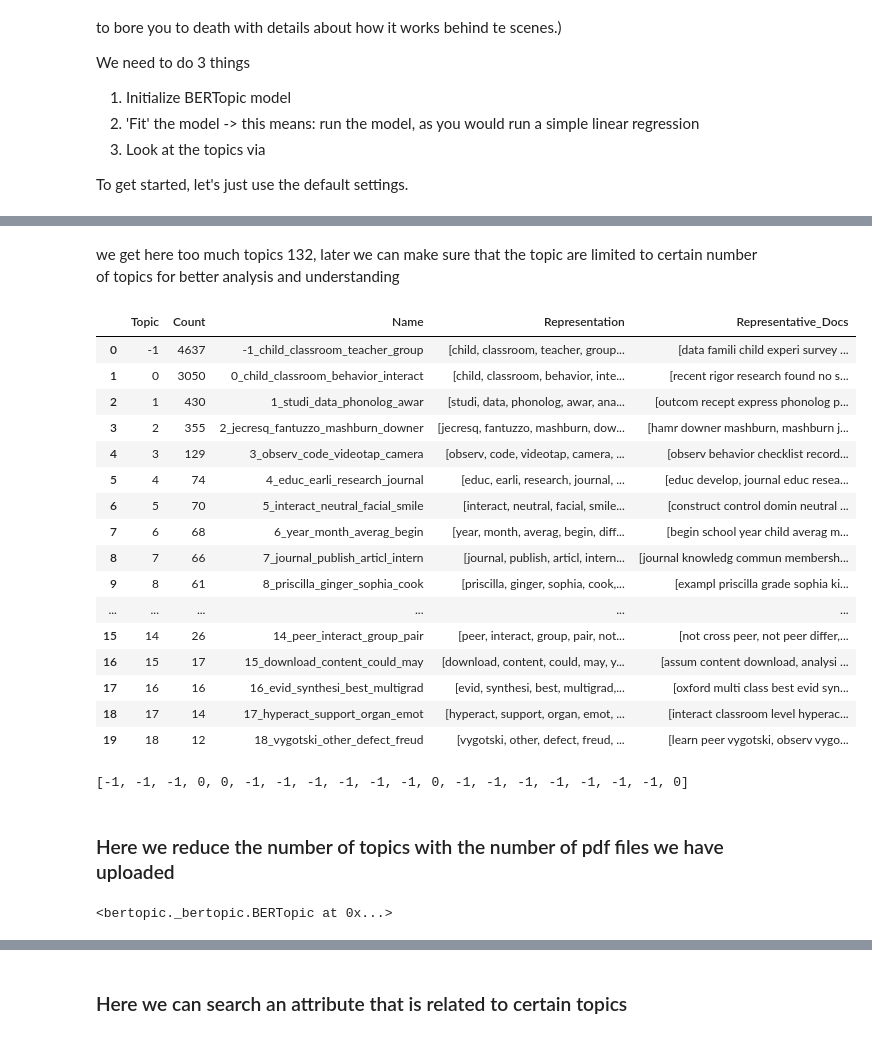
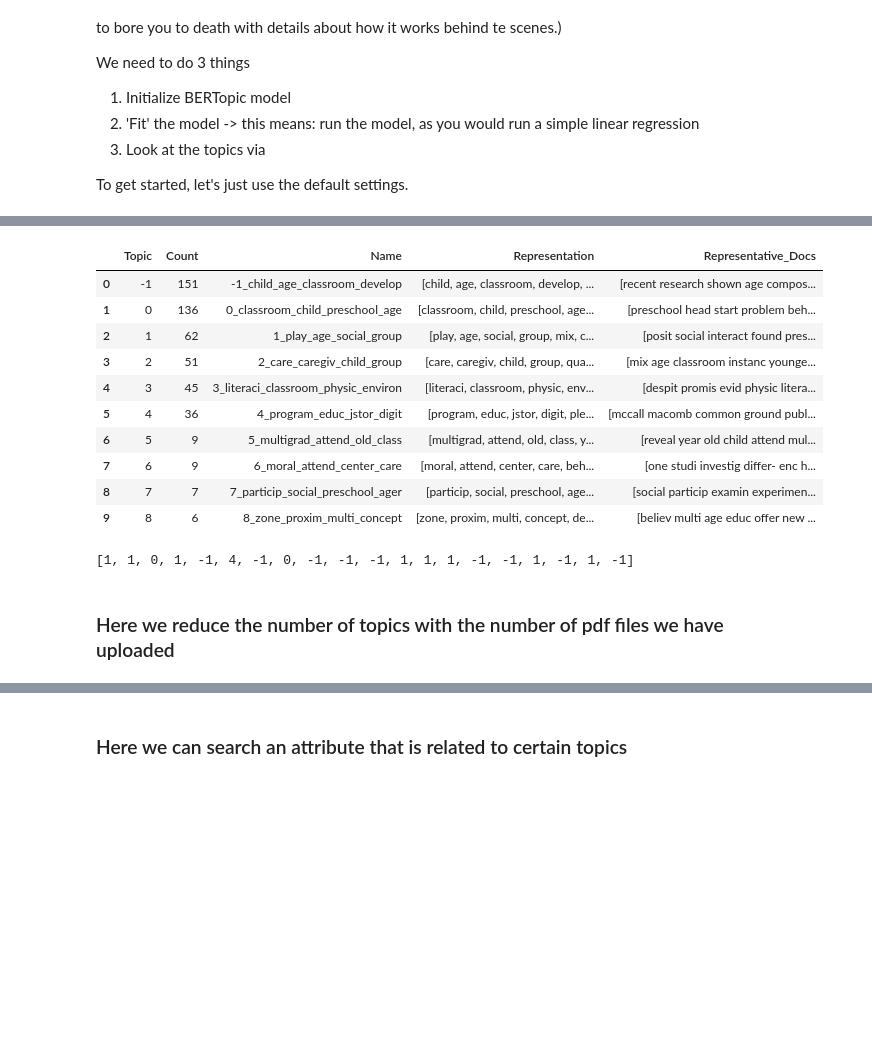
Before and after one commit to sadiksha99/bertopic, a Jupyter notebook: BERTtopic.ipynb, the cells around one changed output, grey strips where cells are left out. Drawn from its saved outputs; the diff is of its cells as text; code cells hidden in the pictures; blank space fills up the shorter version.

```diff
--- a/BERTtopic.ipynb
+++ b/BERTtopic.ipynb
@@ -447,44 +468,30 @@ topic_model.get_topic_info()
-# %% [markdown]
-we get here too much topics  132, later we can make sure that the topic are limited to certain number of topics for better analysis and understanding
 # %%
 # Initialize BERTopic model
-topic_model = BERTopic(calculate_probabilities=True, min_topic_size=10, nr_topics=20)
+topic_model = BERTopic(calculate_probabilities=True, min_topic_size=5, nr_topics=10)
 
 # Fit the model with preprocessed text sentences
-topics, probabilities = topic_model.fit_transform(df['sentence_clean'])
+topics, probabilities = topic_model.fit_transform(df['text_clean'])
 
 # View and inspect topics
 topic_model.get_topic_info()
 # %% [output]
 |  | Topic | Count | Name | Representation | Representative_Docs |
-| 0 | -1 | 4637 | -1_child_classroom_teacher_group | [child, classroom, teacher, group... | [data famili child experi survey ... |
-| 1 | 0 | 3050 | 0_child_classroom_behavior_interact | [child, classroom, behavior, inte... | [recent rigor research found no s... |
-| 2 | 1 | 430 | 1_studi_data_phonolog_awar | [studi, data, phonolog, awar, ana... | [outcom recept express phonolog p... |
-| 3 | 2 | 355 | 2_jecresq_fantuzzo_mashburn_downer | [jecresq, fantuzzo, mashburn, dow... | [hamr downer mashburn, mashburn j... |
-| 4 | 3 | 129 | 3_observ_code_videotap_camera | [observ, code, videotap, camera, ... | [observ behavior checklist record... |
-| 5 | 4 | 74 | 4_educ_earli_research_journal | [educ, earli, research, journal, ... | [educ develop, journal educ resea... |
-| 6 | 5 | 70 | 5_interact_neutral_facial_smile | [interact, neutral, facial, smile... | [construct control domin neutral ... |
-| 7 | 6 | 68 | 6_year_month_averag_begin | [year, month, averag, begin, diff... | [begin school year child averag m... |
-| 8 | 7 | 66 | 7_journal_publish_articl_intern | [journal, publish, articl, intern... | [journal knowledg commun membersh... |
-| 9 | 8 | 61 | 8_priscilla_ginger_sophia_cook | [priscilla, ginger, sophia, cook,... | [exampl priscilla grade sophia ki... |
-| ... | ... | ... | ... | ... | ... |
-| 15 | 14 | 26 | 14_peer_interact_group_pair | [peer, interact, group, pair, not... | [not cross peer, not peer differ,... |
-| 16 | 15 | 17 | 15_download_content_could_may | [download, content, could, may, y... | [assum content download, analysi ... |
-| 17 | 16 | 16 | 16_evid_synthesi_best_multigrad | [evid, synthesi, best, multigrad,... | [oxford multi class best evid syn... |
-| 18 | 17 | 14 | 17_hyperact_support_organ_emot | [hyperact, support, organ, emot, ... | [interact classroom level hyperac... |
-| 19 | 18 | 12 | 18_vygotski_other_defect_freud | [vygotski, other, defect, freud, ... | [learn peer vygotski, observ vygo... |
+| 0 | -1 | 151 | -1_child_age_classroom_develop | [child, age, classroom, develop, ... | [recent research shown age compos... |
+| 1 | 0 | 136 | 0_classroom_child_preschool_age | [classroom, child, preschool, age... | [preschool head start problem beh... |
+| 2 | 1 | 62 | 1_play_age_social_group | [play, age, social, group, mix, c... | [posit social interact found pres... |
+| 3 | 2 | 51 | 2_care_caregiv_child_group | [care, caregiv, child, group, qua... | [mix age classroom instanc younge... |
+| 4 | 3 | 45 | 3_literaci_classroom_physic_environ | [literaci, classroom, physic, env... | [despit promis evid physic litera... |
+| 5 | 4 | 36 | 4_program_educ_jstor_digit | [program, educ, jstor, digit, ple... | [mccall macomb common ground publ... |
+| 6 | 5 | 9 | 5_multigrad_attend_old_class | [multigrad, attend, old, class, y... | [reveal year old child attend mul... |
+| 7 | 6 | 9 | 6_moral_attend_center_care | [moral, attend, center, care, beh... | [one studi investig differ- enc h... |
+| 8 | 7 | 7 | 7_particip_social_preschool_ager | [particip, social, preschool, age... | [social particip examin experimen... |
+| 9 | 8 | 6 | 8_zone_proxim_multi_concept | [zone, proxim, multi, concept, de... | [believ multi age educ offer new ... |
 # %%
 topic_model.topics_[:20]
 # %% [output]
-[-1, -1, -1, 0, 0, -1, -1, -1, -1, -1, -1, 0, -1, -1, -1, -1, -1, -1, -1, 0]
+[1, 1, 0, 1, -1, 4, -1, 0, -1, -1, -1, 1, 1, 1, -1, -1, 1, -1, 1, -1]
 # %% [markdown]
 ### Here we reduce the number of topics with the number of pdf files we have uploaded
-# %%
-topics = int(unique_filenames_count)
-topic_model = BERTopic().fit(df['sentence_clean'])
-topic_model.reduce_topics(df['sentence_clean'], nr_topics=(topics))
-# %% [output]
-<bertopic._bertopic.BERTopic at 0x...>
 # %%
 print(topic_model.topics_)
 # %% [output]
```
Also changed, not shown: parts of 24 cells of this notebook, 6 other files.
